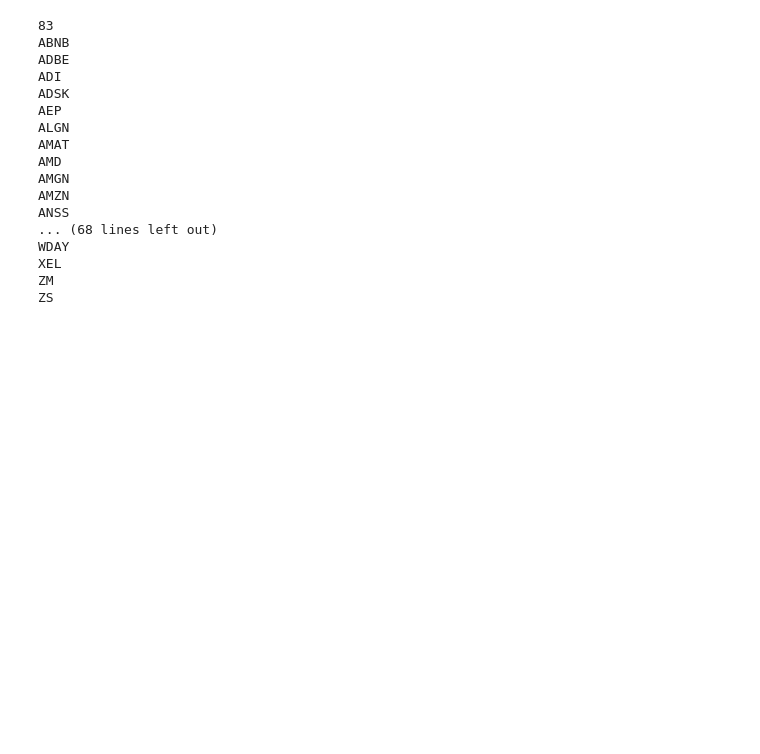
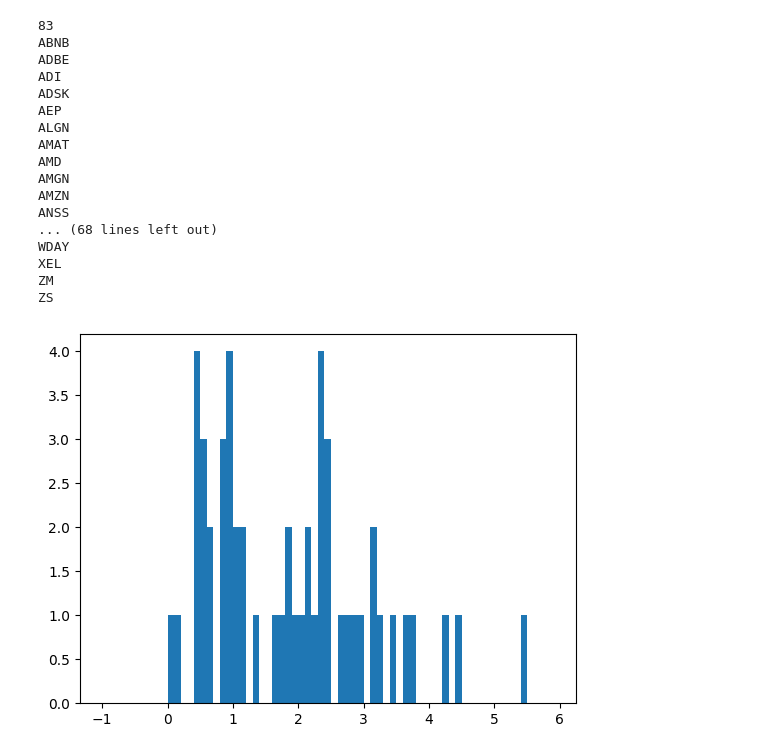
Before and after one commit to mrjorgeparr/StockAnalysis-tool, a Jupyter notebook: Scraping/selenium_scraper.ipynb, the cells around one changed output. Saved outputs shown, nothing was run; the diff lists cells and outputs as text; code cells hidden in the pictures; blank space fills up the shorter version.

Commit message:
charts scraped data (dividend yield distribution, sector-pi-chart)

```diff
--- a/Scraping/selenium_scraper.ipynb
+++ b/Scraping/selenium_scraper.ipynb
@@ -492,3 +492,29 @@ WDAY
 XEL
 ZM
 ZS
+# %%
+# visualization of scraped data
+import matplotlib.pyplot as plt
+import numpy as np
+
+plt.close("all")
+
+#import data
+
+df_data = pd.read_csv("./../Dataset/data.csv")
+#df_data
+
+
+# 1. expected dividend yield bar chart
+import pandas as pd
+import matplotlib.pyplot as plt
+import copy
+
+df_dividend_yield = df_data.copy().sort_values(by='Forward_Annual_Dividend_Yield') #Trailing_Annual_Dividend_Yield')
+
+
+bins = np.arange(-1, 6, 0.1)
+x = plt.hist(df_dividend_yield['Forward_Annual_Dividend_Yield'], bins=bins)
+plt.show()
+# %% [output]
+[figure, added]
```
Also changed, not shown: parts of 6 cells of this notebook.
